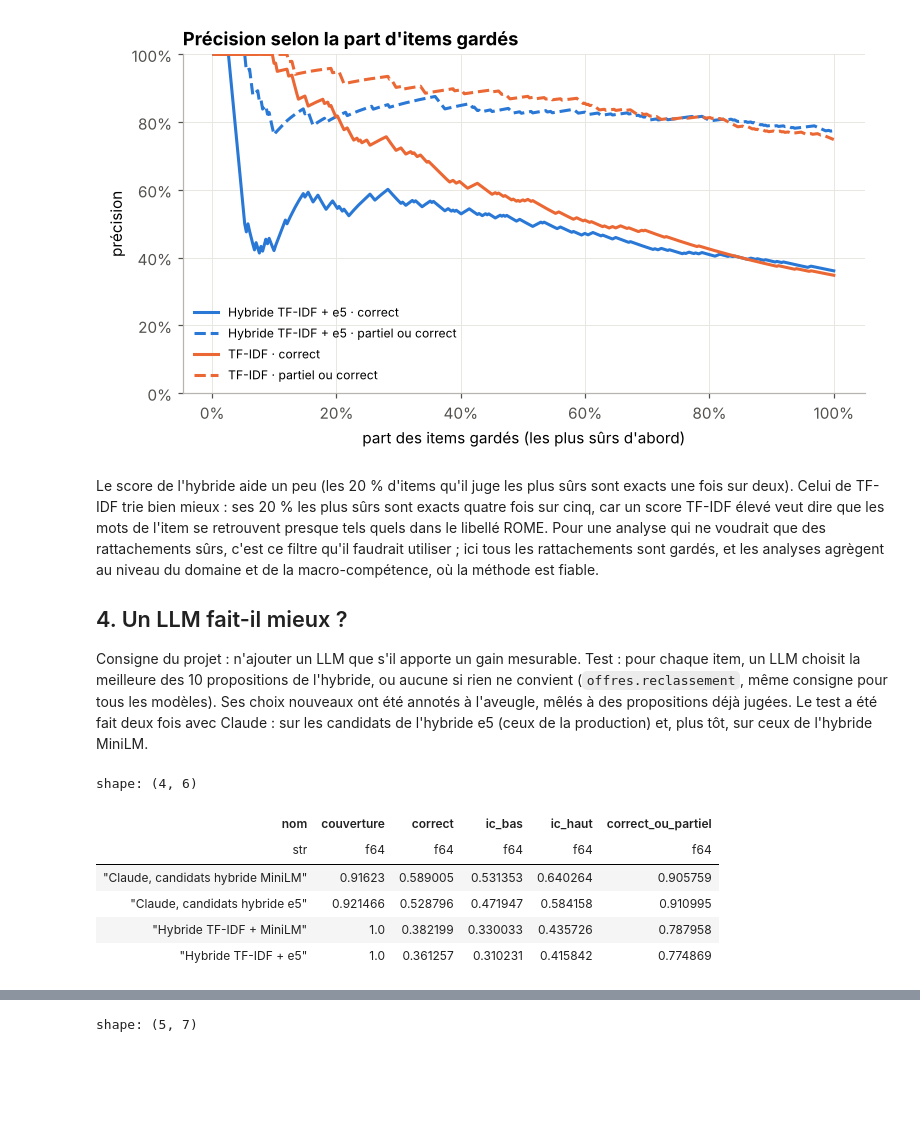
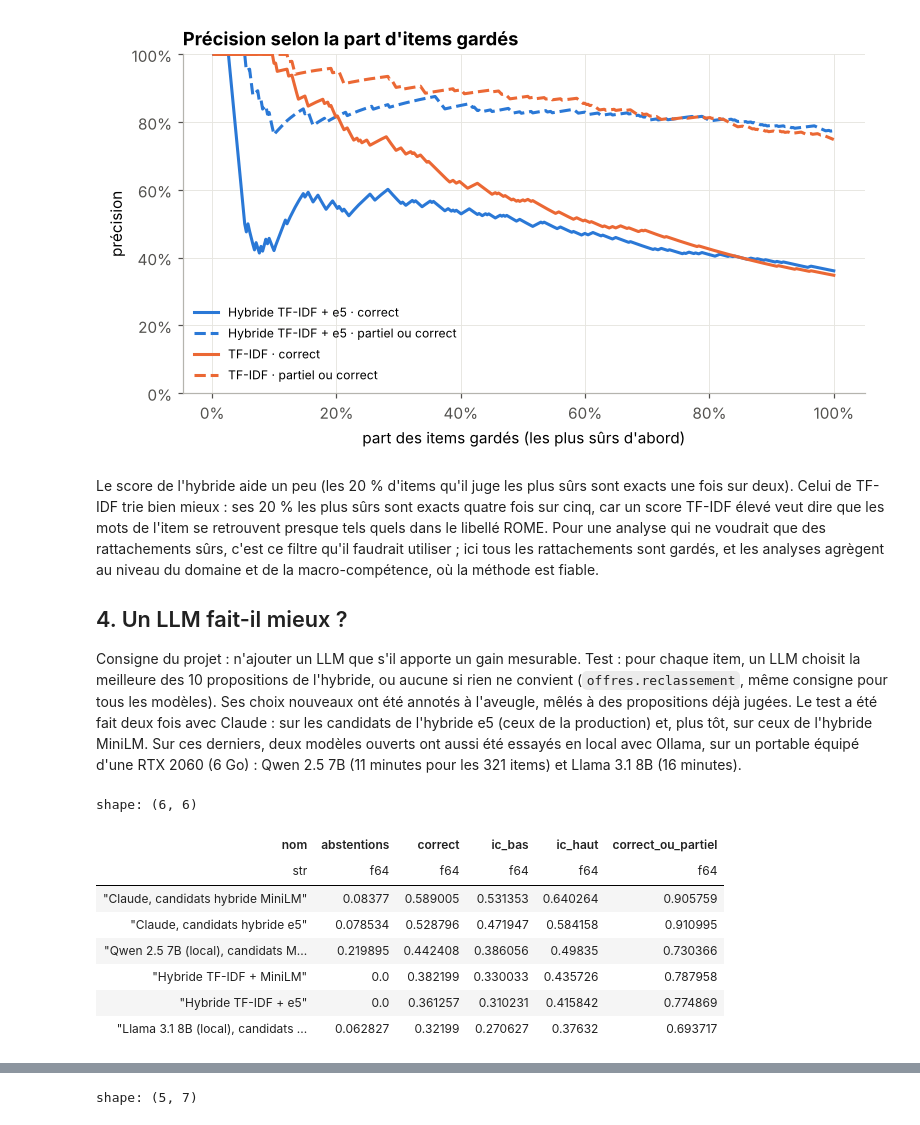
Before and after one commit to nitescuale/offres-emploi-competences, a Jupyter notebook: notebooks/02_competences.ipynb, the cells around one changed output, grey strips where cells are left out. Cells and saved outputs as stored; diff of their text form; code cells hidden in the pictures; blank space fills up the shorter version.

```diff
--- a/notebooks/02_competences.ipynb
+++ b/notebooks/02_competences.ipynb
@@ -192,7 +192,8 @@ Items qui ne sont pas des compétences (fragments, rubriques, contrat) : 4.5%
 # %%
 NOMS = {"dictionnaire": "Dictionnaire", "tfidf": "TF-IDF", "e5_asym": "e5 (asymétrique)", "e5": "e5", "minilm": "MiniLM",
         "hybride_e5": "Hybride TF-IDF + e5", "hybride_minilm": "Hybride TF-IDF + MiniLM",
-        "llm_claude": "Claude, candidats hybride e5", "llm_claude_minilm": "Claude, candidats hybride MiniLM"}
+        "llm_claude": "Claude, candidats hybride e5", "llm_claude_minilm": "Claude, candidats hybride MiniLM",
+        "llm_qwen_minilm": "Qwen 2.5 7B (local), candidats MiniLM", "llm_llama_minilm": "Llama 3.1 8B (local), candidats MiniLM"}
 ev = props.join(items_eval.select("id", "poids", "est_competence"), on="id").filter("est_competence")
 total = items_eval.filter("est_competence")["poids"].sum()
 res = (ev.group_by("methode").agg(
@@ -291,18 +294,22 @@ Consigne du projet : n'ajouter un LLM que s'il apporte un gain mesurable. Test :
 meilleure des 10 propositions de l'hybride, ou aucune si rien ne convient (`offres.reclassement`, même consigne pour
 tous les modèles). Ses choix nouveaux ont été annotés à l'aveugle, mêlés à des propositions déjà jugées. Le test a été
 fait deux fois avec Claude : sur les candidats de l'hybride e5 (ceux de la production) et, plus tôt, sur ceux de
-l'hybride MiniLM.
+l'hybride MiniLM. Sur ces derniers, deux modèles ouverts ont aussi été essayés en local avec Ollama, sur un portable
+équipé d'une RTX 2060 (6 Go) : Qwen 2.5 7B (11 minutes pour les 321 items) et Llama 3.1 8B (16 minutes).
 # %%
-res.filter(pl.col("methode").str.contains("hybride|llm")).select(
-    "nom", "couverture", "correct", "ic_bas", "ic_haut", "correct_ou_partiel").sort("correct", descending=True)
+res.filter(pl.col("methode").str.contains("hybride|llm")).with_columns(
+    abstentions=1 - pl.col("couverture")).select(
+    "nom", "abstentions", "correct", "ic_bas", "ic_haut", "correct_ou_partiel").sort("correct", descending=True)
 # %% [output]
-shape: (4, 6)
+shape: (6, 6)
-| nom | couverture | correct | ic_bas | ic_haut | correct_ou_partiel |
+| nom | abstentions | correct | ic_bas | ic_haut | correct_ou_partiel |
 | str | f64 | f64 | f64 | f64 | f64 |
-| "Claude, candidats hybride MiniLM" | 0.91623 | 0.589005 | 0.531353 | 0.640264 | 0.905759 |
-| "Claude, candidats hybride e5" | 0.921466 | 0.528796 | 0.471947 | 0.584158 | 0.910995 |
-| "Hybride TF-IDF + MiniLM" | 1.0 | 0.382199 | 0.330033 | 0.435726 | 0.787958 |
-| "Hybride TF-IDF + e5" | 1.0 | 0.361257 | 0.310231 | 0.415842 | 0.774869 |
+| "Claude, candidats hybride MiniLM" | 0.08377 | 0.589005 | 0.531353 | 0.640264 | 0.905759 |
+| "Claude, candidats hybride e5" | 0.078534 | 0.528796 | 0.471947 | 0.584158 | 0.910995 |
+| "Qwen 2.5 7B (local), candidats M... | 0.219895 | 0.442408 | 0.386056 | 0.49835 | 0.730366 |
+| "Hybride TF-IDF + MiniLM" | 0.0 | 0.382199 | 0.330033 | 0.435726 | 0.787958 |
+| "Hybride TF-IDF + e5" | 0.0 | 0.361257 | 0.310231 | 0.415842 | 0.774869 |
+| "Llama 3.1 8B (local), candidats ... | 0.062827 | 0.32199 | 0.270627 | 0.37632 | 0.693717 |
 # %% [markdown]
 Le gain est net : **53 à 59 % de compétences exactes au lieu de 36 à 38 %, 91 % dans le bon domaine au lieu de 78 %**.
 L'écart entre les deux passages de Claude (53 et 59 %) est de l'ordre de l'incertitude : il faut lire « un peu plus d'une
```
Also changed, not shown: parts of 8 cells of this notebook, 2 other files.
